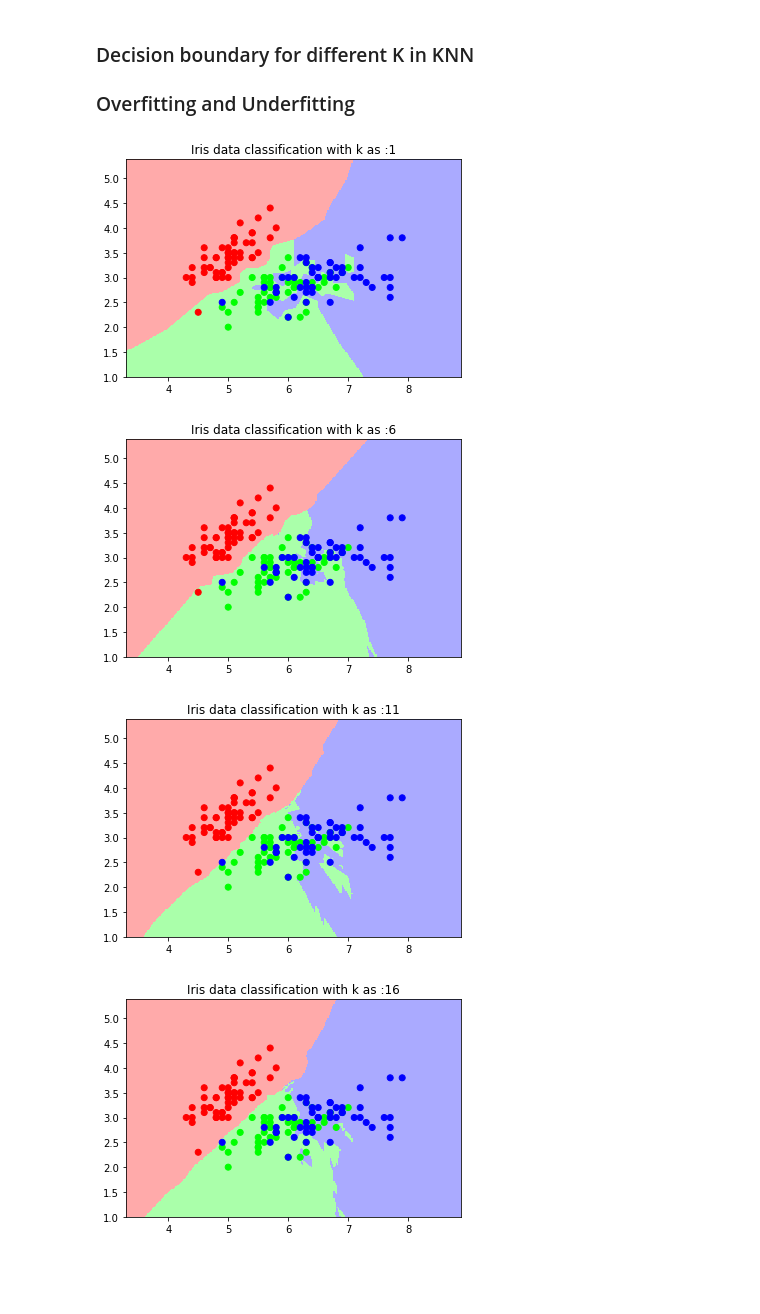
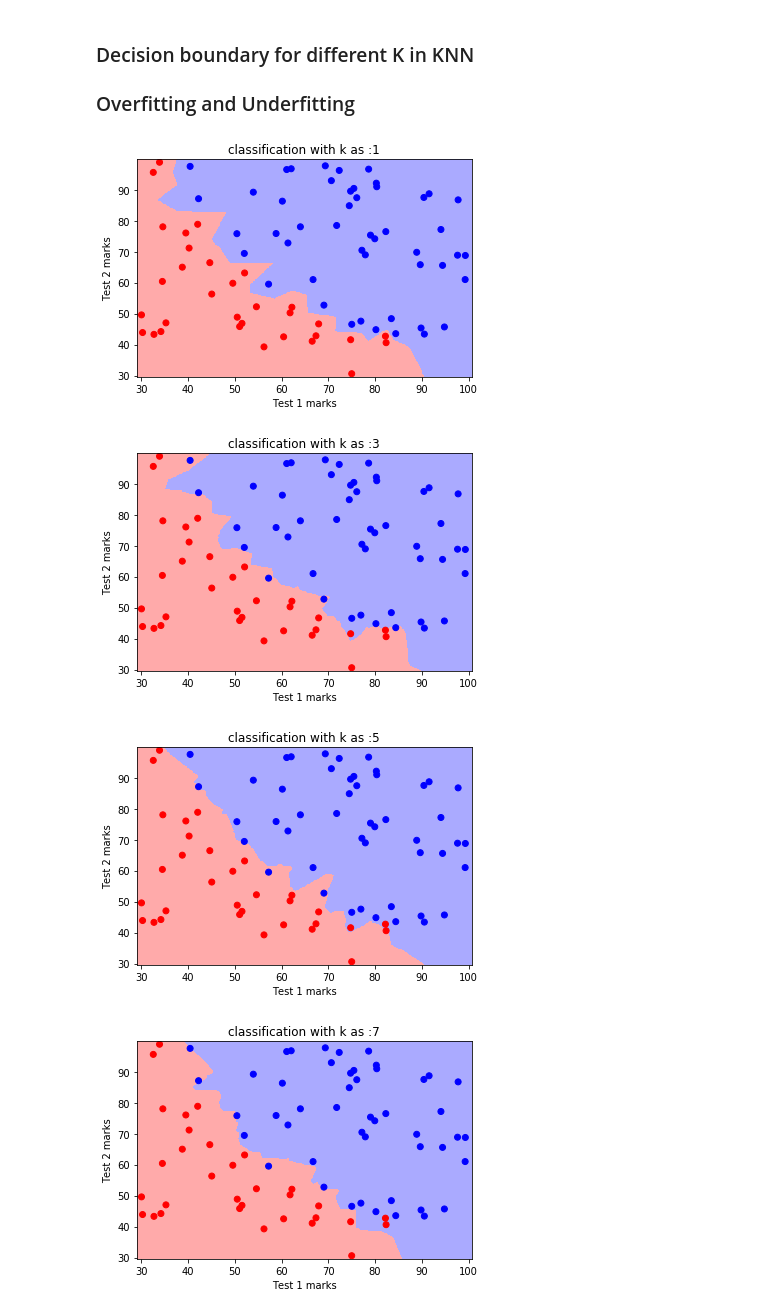
Before and after one commit to rajesh-bhat/ai4e, a Jupyter notebook: K - Nearest Neighbors.ipynb, the cells around one changed output. Saved outputs shown, nothing was run; the diff lists cells and outputs as text; code cells hidden in the pictures; blank space fills up the shorter version.

```diff
--- a/K - Nearest Neighbors.ipynb
+++ b/K - Nearest Neighbors.ipynb
@@ -65,3 +38,5 @@ array([0, 0, 0, 0, 0, 0, 0, 0, 0, 0, 0, 0, 0, 0, 0, 0, 0, 0, 0, 0, 0, 0,
+# %%
+y = df["admission"].values
 # %% [markdown]
 ## Class distribution
 # %%
@@ -80,0 +58,9 @@ print(x_val.shape, y_val.shape)
+# %%
+knn = KNeighborsClassifier(n_neighbors=5)
+knn.fit(x_train, y_train)
+
+y_preds = knn.predict(x_val)
+y_preds_train = knn.predict(x_train)
+
+print("validation accuracy", accuracy_score(y_val, y_preds))
+print("training accuracy", accuracy_score(y_train, y_preds_train))
@@ -82,7 +73,7 @@ print(x_val.shape, y_val.shape)
 train_accuracy = []
 val_accuracy = []
 
-for i in range(1, 30):
+for i in range(1, 10):
 
     knn = KNeighborsClassifier(n_neighbors=i)
     knn.fit(x_train, y_train)
@@ -102,6 +93,6 @@ Text(0, 0.5, 'Val accuracy')
 # %%
 #step size in the mesh
-h = .02
+h = .2
 
 #Create color maps
 cmap_light = ListedColormap(['#FFAAAA', '#AAFFAA', '#AAAAFF'])
@@ -112,6 +103,8 @@ y_min, y_max = X[:, 1].min() - 1, X[:, 1].max() + 1
 
 xx, yy = np.meshgrid(np.arange(x_min, x_max, h),
                      np.arange(y_min, y_max, h))
+
+print(xx.shape)
 
 def plot_decision_boundary(k):
 
@@ -125,8 +118,11 @@ def plot_decision_boundary(k):
     plt.pcolormesh(xx, yy, Z, cmap=cmap_light)
 
     # Plot also the training points
-    plt.scatter(X[:, 0], X[:, 1], c=y, cmap=cmap_bold)
+    plt.scatter(x_train[:, 0], x_train[:, 1], c=y_train, cmap=cmap_bold)
     plt.xlim(xx.min(), xx.max())
     plt.ylim(yy.min(), yy.max())
-    plt.title("Iris data classification with k as :"+str(k))
+    plt.title("classification with k as :"+str(k))
+    plt.xlabel('Test 1 marks')
+    plt.ylabel('Test 2 marks')
+
     plt.show()
@@ -134,10 +132,10 @@ def plot_decision_boundary(k):
 ### Decision boundary for different K in KNN
 ### Overfitting and Underfitting
 # %%
-for i in range(1, 30, 5):
+for i in range(1, 10, 2):
     plot_decision_boundary(i)
 # %% [output]
-[figure, old version]
+[figure, new version]
-[figure, old version]
+[figure, new version]
-[figure, old version]
+[figure, new version]
-[figure, old version]
+[figure, new version]
```
Also changed, not shown: parts of 27 cells of this notebook, 2 other files.
